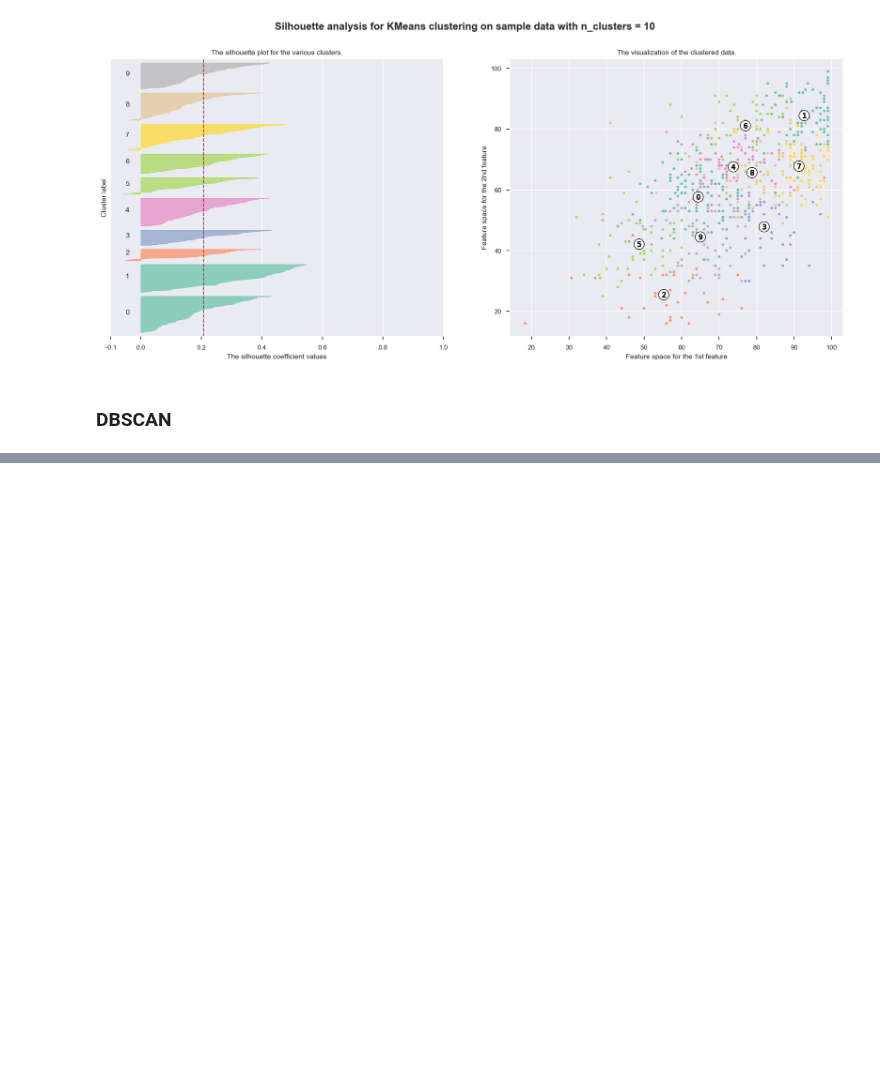
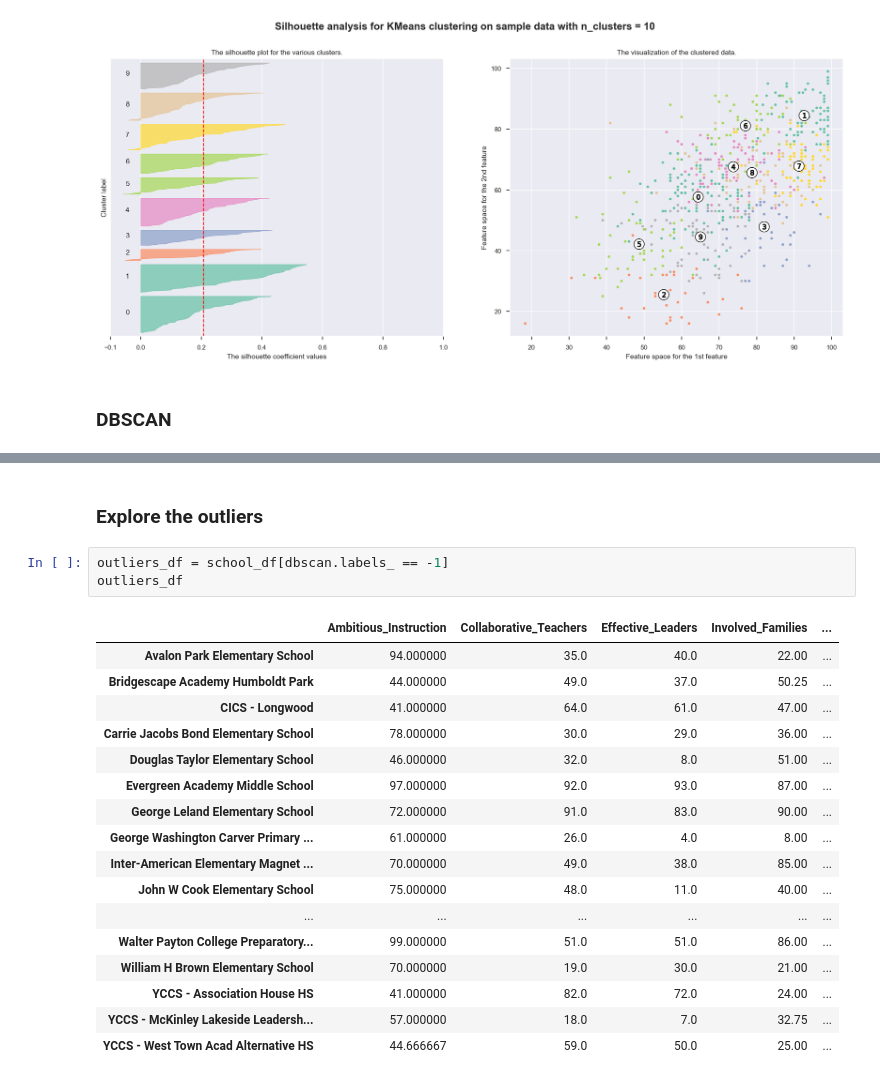
Before and after one commit to javierorman/clustering_schools, a Jupyter notebook: schools.ipynb, the cells around one changed output, grey strips where cells are left out. Cells and saved outputs as stored; diff of their text form; blank space fills up the shorter version.

```diff
--- a/schools.ipynb
+++ b/schools.ipynb
@@ -353,0 +343,23 @@ array([0, 0, 0, 0, 0, 0, 0, 0, 0, 0, 0, 0, 0, 0, 0, 0, 0, 0, 0, 0, 0, 0,
+# %% [markdown]
+### Explore the outliers
+# %%
+outliers_df = school_df[dbscan.labels_ == -1]
+outliers_df
+# %% [output]
+|  | Ambitious_Instruction | Collaborative_Teachers | Effective_Leaders | Involved_Families | ... |
+| Avalon Park Elementary School | 94.000000 | 35.0 | 40.0 | 22.00 | ... |
+| Bridgescape Academy Humboldt Park | 44.000000 | 49.0 | 37.0 | 50.25 | ... |
+| CICS - Longwood | 41.000000 | 64.0 | 61.0 | 47.00 | ... |
+| Carrie Jacobs Bond Elementary School | 78.000000 | 30.0 | 29.0 | 36.00 | ... |
+| Douglas Taylor Elementary School | 46.000000 | 32.0 | 8.0 | 51.00 | ... |
+| Evergreen Academy Middle School | 97.000000 | 92.0 | 93.0 | 87.00 | ... |
+| George Leland Elementary School | 72.000000 | 91.0 | 83.0 | 90.00 | ... |
+| George Washington Carver Primary ... | 61.000000 | 26.0 | 4.0 | 8.00 | ... |
+| Inter-American Elementary Magnet ... | 70.000000 | 49.0 | 38.0 | 85.00 | ... |
+| John W Cook Elementary School | 75.000000 | 48.0 | 11.0 | 40.00 | ... |
+| ... | ... | ... | ... | ... | ... |
+| Walter Payton College Preparatory... | 99.000000 | 51.0 | 51.0 | 86.00 | ... |
+| William H Brown Elementary School | 70.000000 | 19.0 | 30.0 | 21.00 | ... |
+| YCCS - Association House HS | 41.000000 | 82.0 | 72.0 | 24.00 | ... |
+| YCCS - McKinley Lakeside Leadersh... | 57.000000 | 18.0 | 7.0 | 32.75 | ... |
+| YCCS - West Town Acad Alternative HS | 44.666667 | 59.0 | 50.0 | 25.00 | ... |
```
Also changed, not shown: parts of 10 cells of this notebook.
